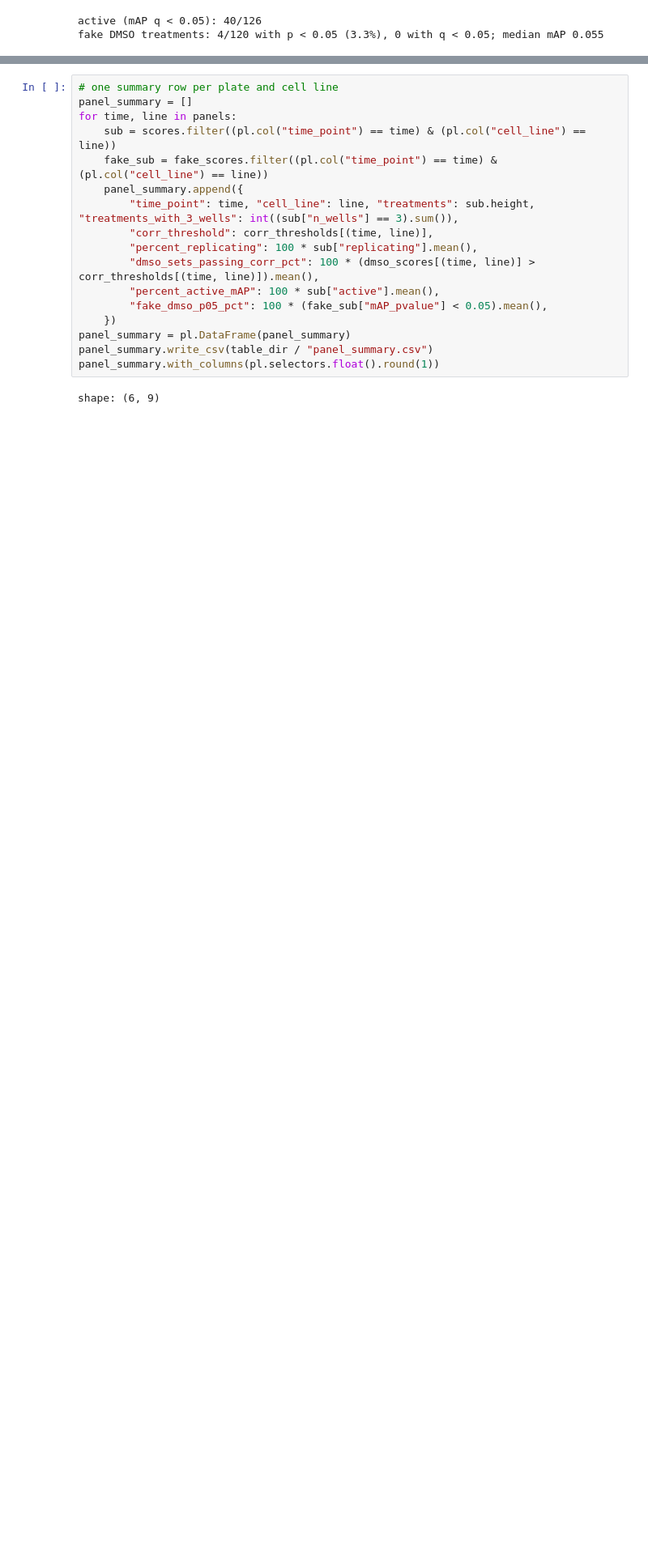
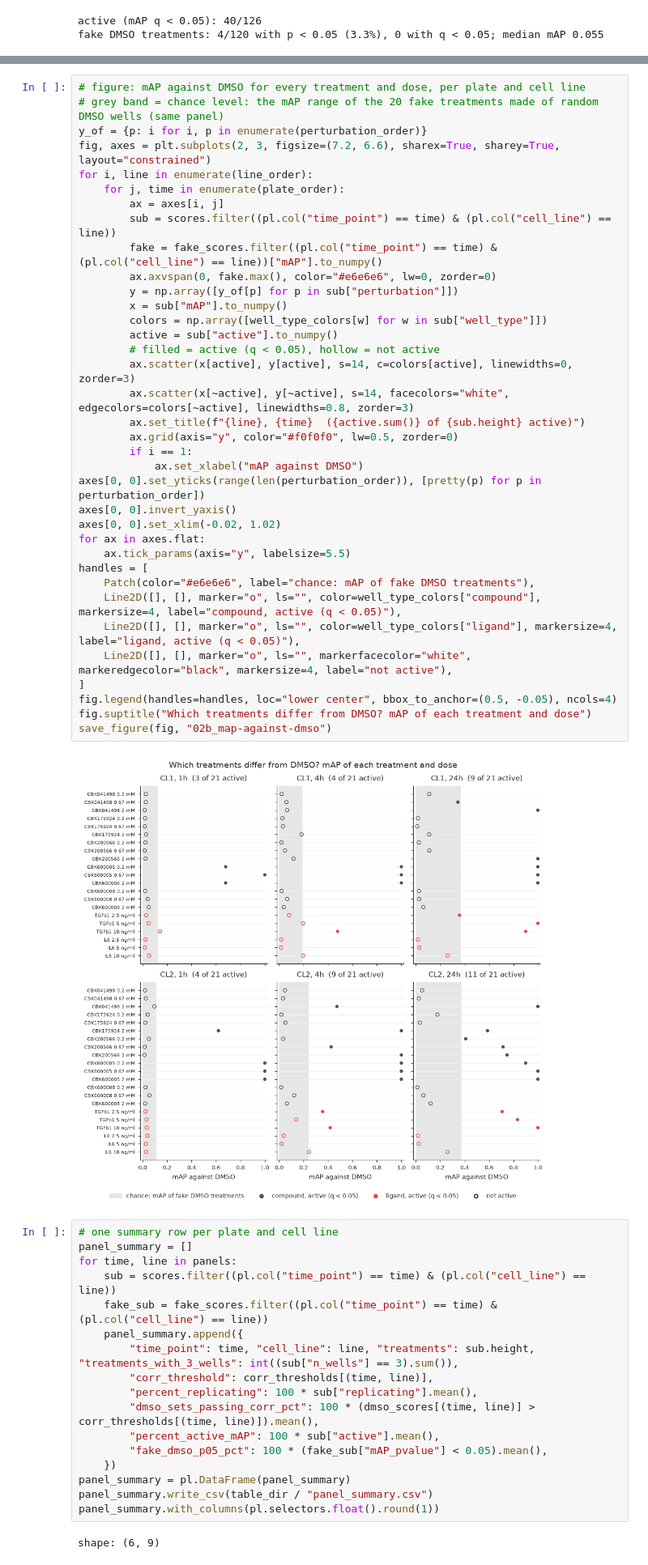
Before and after one commit to mirandaresearchlab/Panc1-hPSC-Pilot-profiles, a Jupyter notebook: notebooks/3.EDA/03.replicate-health-diagnosis.ipynb, the cells around one changed output, grey strips where cells are left out. Shown at 81% size. Saved outputs shown, nothing was run; the diff lists cells and outputs as text; blank space fills up the shorter version.

Commit message:
updated mAP scores

```diff
--- a/notebooks/3.EDA/03.replicate-health-diagnosis.ipynb
+++ b/notebooks/3.EDA/03.replicate-health-diagnosis.ipynb
@@ -506,3 +370,41 @@ Paired reference scores: 108 treatment × dose × time × cell-line tests
+# %%
+# figure: mAP against DMSO for every treatment and dose, per plate and cell line
+# grey band = chance level: the mAP range of the 20 fake treatments made of random DMSO wells (same panel)
+y_of = {p: i for i, p in enumerate(perturbation_order)}
+fig, axes = plt.subplots(2, 3, figsize=(7.2, 6.6), sharex=True, sharey=True, layout="constrained")
+for i, line in enumerate(line_order):
+    for j, time in enumerate(plate_order):
+        ax = axes[i, j]
+        sub = scores.filter((pl.col("time_point") == time) & (pl.col("cell_line") == line))
+        fake = fake_scores.filter((pl.col("time_point") == time) & (pl.col("cell_line") == line))["mAP"].to_numpy()
+        ax.axvspan(0, fake.max(), color="#e6e6e6", lw=0, zorder=0)
+        y = np.array([y_of[p] for p in sub["perturbation"]])
+        x = sub["mAP"].to_numpy()
+        colors = np.array([well_type_colors[w] for w in sub["well_type"]])
+        active = sub["active"].to_numpy()
+        # filled = active (q < 0.05), hollow = not active
+        ax.scatter(x[active], y[active], s=14, c=colors[active], linewidths=0, zorder=3)
+        ax.scatter(x[~active], y[~active], s=14, facecolors="white", edgecolors=colors[~active], linewidths=0.8, zorder=3)
+        ax.set_title(f"{line}, {time}  ({active.sum()} of {sub.height} active)")
+        ax.grid(axis="y", color="#f0f0f0", lw=0.5, zorder=0)
+        if i == 1:
+            ax.set_xlabel("mAP against DMSO")
+axes[0, 0].set_yticks(range(len(perturbation_order)), [pretty(p) for p in perturbation_order])
+axes[0, 0].invert_yaxis()
+axes[0, 0].set_xlim(-0.02, 1.02)
+for ax in axes.flat:
+    ax.tick_params(axis="y", labelsize=5.5)
+handles = [
+    Patch(color="#e6e6e6", label="chance: mAP of fake DMSO treatments"),
+    Line2D([], [], marker="o", ls="", color=well_type_colors["compound"], markersize=4, label="compound, active (q < 0.05)"),
+    Line2D([], [], marker="o", ls="", color=well_type_colors["ligand"], markersize=4, label="ligand, active (q < 0.05)"),
+    Line2D([], [], marker="o", ls="", markerfacecolor="white", markeredgecolor="black", markersize=4, label="not active"),
+]
+fig.legend(handles=handles, loc="lower center", bbox_to_anchor=(0.5, -0.05), ncols=4)
+fig.suptitle("Which treatments differ from DMSO? mAP of each treatment and dose")
+save_figure(fig, "02b_map-against-dmso")
+# %% [output]
+[figure, added]
 # %%
 # one summary row per plate and cell line
 panel_summary = []
```
Also changed, not shown: parts of 6 cells of this notebook, 2 other files.
